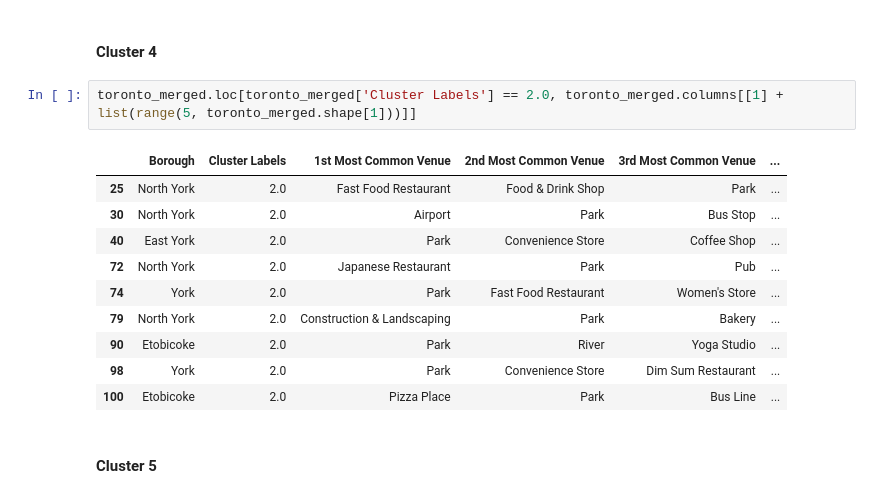
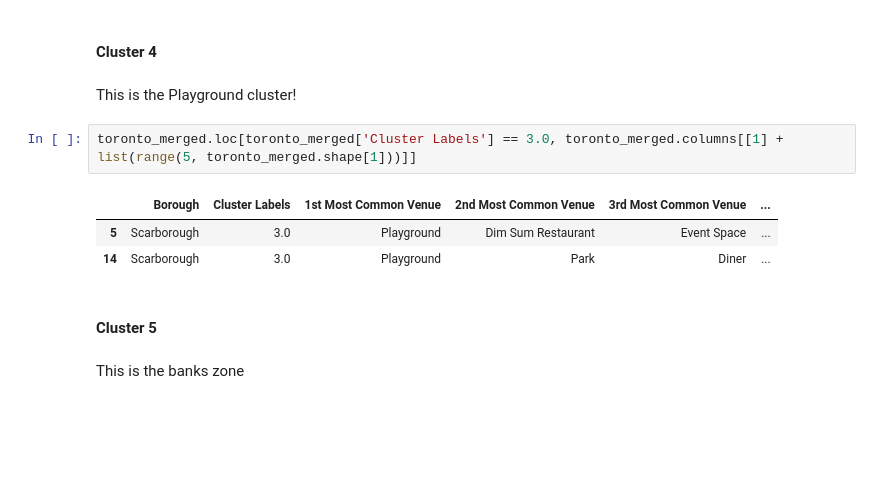
Before and after one commit to scorpion0813/Coursera_Capstone, a Jupyter notebook: toronto_segmentation_and_clustering_step_3.ipynb, the cells around one changed output. Saved outputs shown, nothing was run; the diff lists cells and outputs as text; blank space fills up the shorter version.

Commit message:
Toronto Clustering 3

```diff
--- a/toronto_segmentation_and_clustering_step_3.ipynb
+++ b/toronto_segmentation_and_clustering_step_3.ipynb
@@ -610,19 +616,16 @@ toronto_merged.loc[toronto_merged['Cluster Labels'] == 2.0, toronto_merged.colum
 | 100 | Etobicoke | 2.0 | Pizza Place | Park | Bus Line | ... |
 # %% [markdown]
 #### Cluster 4
+# %% [markdown]
+This is the Playground cluster!
 # %%
-toronto_merged.loc[toronto_merged['Cluster Labels'] == 2.0, toronto_merged.columns[[1] + list(range(5, toronto_merged.shape[1]))]]
+toronto_merged.loc[toronto_merged['Cluster Labels'] == 3.0, toronto_merged.columns[[1] + list(range(5, toronto_merged.shape[1]))]]
 # %% [output]
 |  | Borough | Cluster Labels | 1st Most Common Venue | 2nd Most Common Venue | 3rd Most Common Venue | ... |
-| 25 | North York | 2.0 | Fast Food Restaurant | Food & Drink Shop | Park | ... |
-| 30 | North York | 2.0 | Airport | Park | Bus Stop | ... |
-| 40 | East York | 2.0 | Park | Convenience Store | Coffee Shop | ... |
-| 72 | North York | 2.0 | Japanese Restaurant | Park | Pub | ... |
-| 74 | York | 2.0 | Park | Fast Food Restaurant | Women's Store | ... |
-| 79 | North York | 2.0 | Construction & Landscaping | Park | Bakery | ... |
-| 90 | Etobicoke | 2.0 | Park | River | Yoga Studio | ... |
-| 98 | York | 2.0 | Park | Convenience Store | Dim Sum Restaurant | ... |
-| 100 | Etobicoke | 2.0 | Pizza Place | Park | Bus Line | ... |
+| 5 | Scarborough | 3.0 | Playground | Dim Sum Restaurant | Event Space | ... |
+| 14 | Scarborough | 3.0 | Playground | Park | Diner | ... |
 # %% [markdown]
 #### Cluster 5
+# %% [markdown]
+This is the banks zone
 # %%
```
Also changed, not shown: parts of 4 cells of this notebook.
